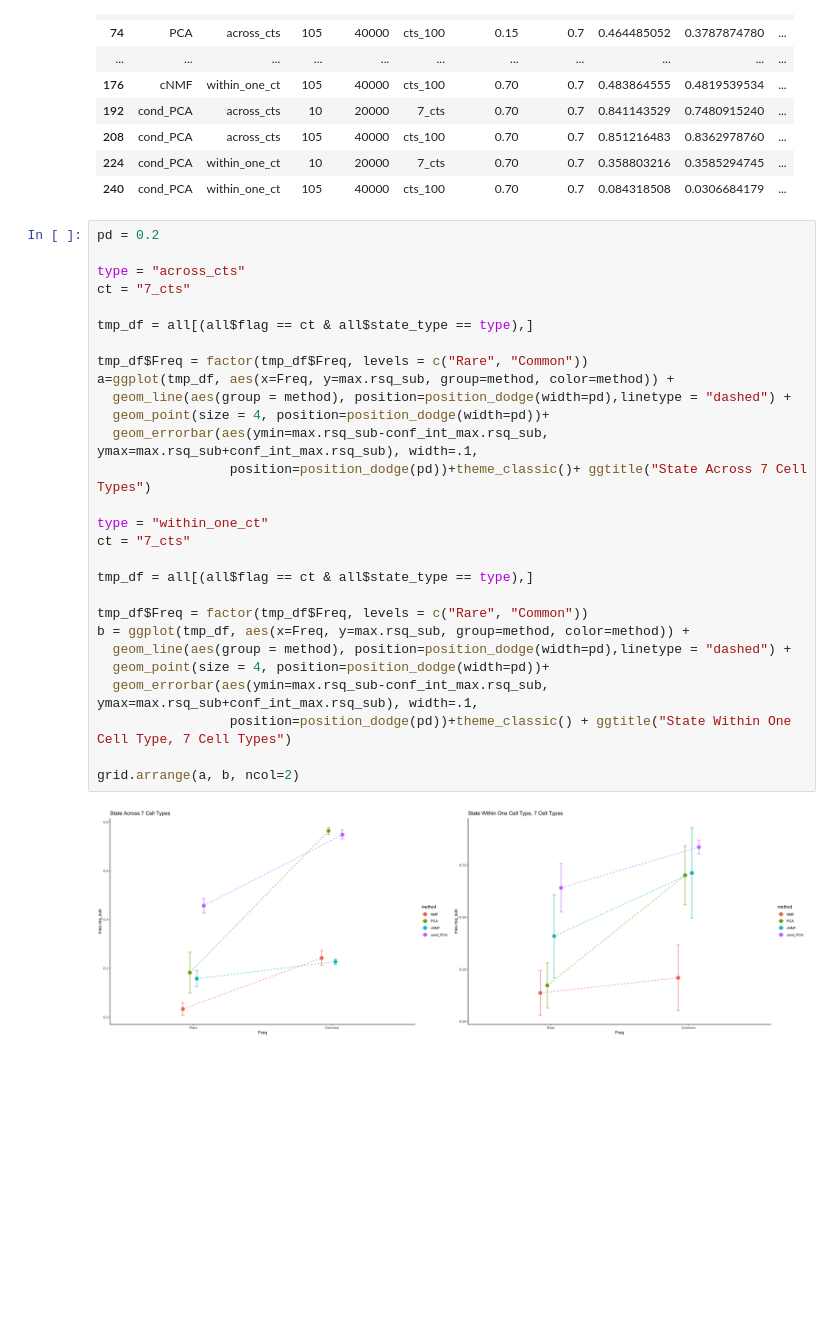
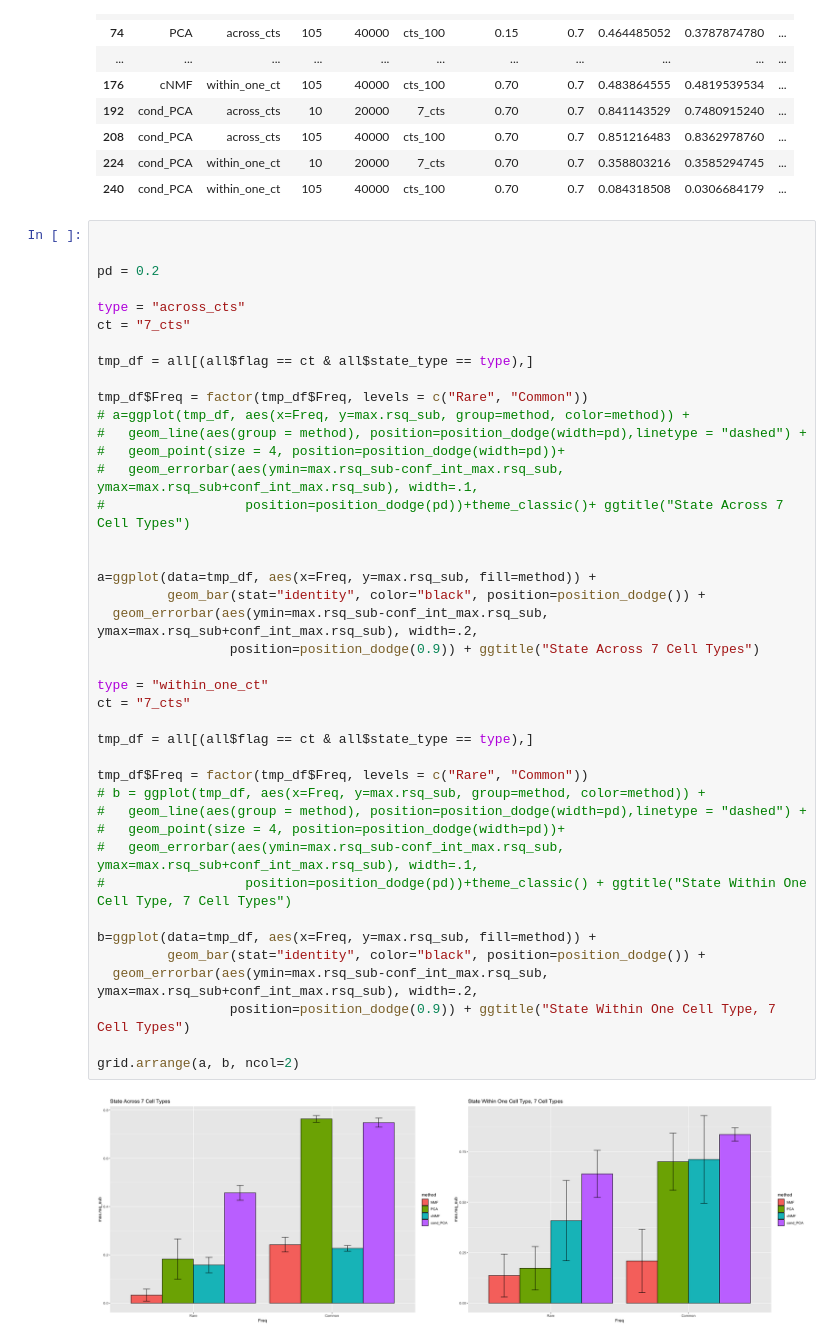
Before and after one commit to carversh/condPCA, a Jupyter notebook: ASHG/figures_for_ASHG.ipynb, the cells around one changed output. Drawn from its saved outputs; the diff is of its cells as text; blank space fills up the shorter version.

Commit message:
finalized figures comparing rare and common simulations

```diff
--- a/ASHG/figures_for_ASHG.ipynb
+++ b/ASHG/figures_for_ASHG.ipynb
@@ -142,35 +156,48 @@ A data.frame: 30 x 17
 | 224 | cond_PCA | within_one_ct | 10 | 20000 | 7_cts | 0.70 | 0.7 | 0.358803216 | 0.3585294745 | ... |
 | 240 | cond_PCA | within_one_ct | 105 | 40000 | cts_100 | 0.70 | 0.7 | 0.084318508 | 0.0306684179 | ... |
 # %%
+
+
 pd = 0.2
 
 type = "across_cts"
 ct = "7_cts"
 
 tmp_df = all[(all$flag == ct & all$state_type == type),]
 
 tmp_df$Freq = factor(tmp_df$Freq, levels = c("Rare", "Common"))
-a=ggplot(tmp_df, aes(x=Freq, y=max.rsq_sub, group=method, color=method)) +
-  geom_line(aes(group = method), position=position_dodge(width=pd),linetype = "dashed") +
-  geom_point(size = 4, position=position_dodge(width=pd))+
-  geom_errorbar(aes(ymin=max.rsq_sub-conf_int_max.rsq_sub, ymax=max.rsq_sub+conf_int_max.rsq_sub), width=.1,
-                 position=position_dodge(pd))+theme_classic()+ ggtitle("State Across 7 Cell Types")
+# a=ggplot(tmp_df, aes(x=Freq, y=max.rsq_sub, group=method, color=method)) +
+#   geom_line(aes(group = method), position=position_dodge(width=pd),linetype = "dashed") +
+#   geom_point(size = 4, position=position_dodge(width=pd))+
+#   geom_errorbar(aes(ymin=max.rsq_sub-conf_int_max.rsq_sub, ymax=max.rsq_sub+conf_int_max.rsq_sub), width=.1,
+#                  position=position_dodge(pd))+theme_classic()+ ggtitle("State Across 7 Cell Types")
+
+
+a=ggplot(data=tmp_df, aes(x=Freq, y=max.rsq_sub, fill=method)) +
+         geom_bar(stat="identity", color="black", position=position_dodge()) +
+  geom_errorbar(aes(ymin=max.rsq_sub-conf_int_max.rsq_sub, ymax=max.rsq_sub+conf_int_max.rsq_sub), width=.2,
+                 position=position_dodge(0.9)) + ggtitle("State Across 7 Cell Types")
 
 type = "within_one_ct"
 ct = "7_cts"
 
 tmp_df = all[(all$flag == ct & all$state_type == type),]
 
 tmp_df$Freq = factor(tmp_df$Freq, levels = c("Rare", "Common"))
-b = ggplot(tmp_df, aes(x=Freq, y=max.rsq_sub, group=method, color=method)) +
-  geom_line(aes(group = method), position=position_dodge(width=pd),linetype = "dashed") +
-  geom_point(size = 4, position=position_dodge(width=pd))+
-  geom_errorbar(aes(ymin=max.rsq_sub-conf_int_max.rsq_sub, ymax=max.rsq_sub+conf_int_max.rsq_sub), width=.1,
-                 position=position_dodge(pd))+theme_classic() + ggtitle("State Within One Cell Type, 7 Cell Types")
+# b = ggplot(tmp_df, aes(x=Freq, y=max.rsq_sub, group=method, color=method)) +
+#   geom_line(aes(group = method), position=position_dodge(width=pd),linetype = "dashed") +
+#   geom_point(size = 4, position=position_dodge(width=pd))+
+#   geom_errorbar(aes(ymin=max.rsq_sub-conf_int_max.rsq_sub, ymax=max.rsq_sub+conf_int_max.rsq_sub), width=.1,
+#                  position=position_dodge(pd))+theme_classic() + ggtitle("State Within One Cell Type, 7 Cell Types")
+
+b=ggplot(data=tmp_df, aes(x=Freq, y=max.rsq_sub, fill=method)) +
+         geom_bar(stat="identity", color="black", position=position_dodge()) +
+  geom_errorbar(aes(ymin=max.rsq_sub-conf_int_max.rsq_sub, ymax=max.rsq_sub+conf_int_max.rsq_sub), width=.2,
+                 position=position_dodge(0.9)) + ggtitle("State Within One Cell Type, 7 Cell Types")
 
 grid.arrange(a, b, ncol=2)
 # %% [output]
-[figure, old version]
+[figure, new version]
 # %%
 type = "across_cts"
 ct = "cts_100"
```
Also changed, not shown: parts of 2 cells of this notebook.
